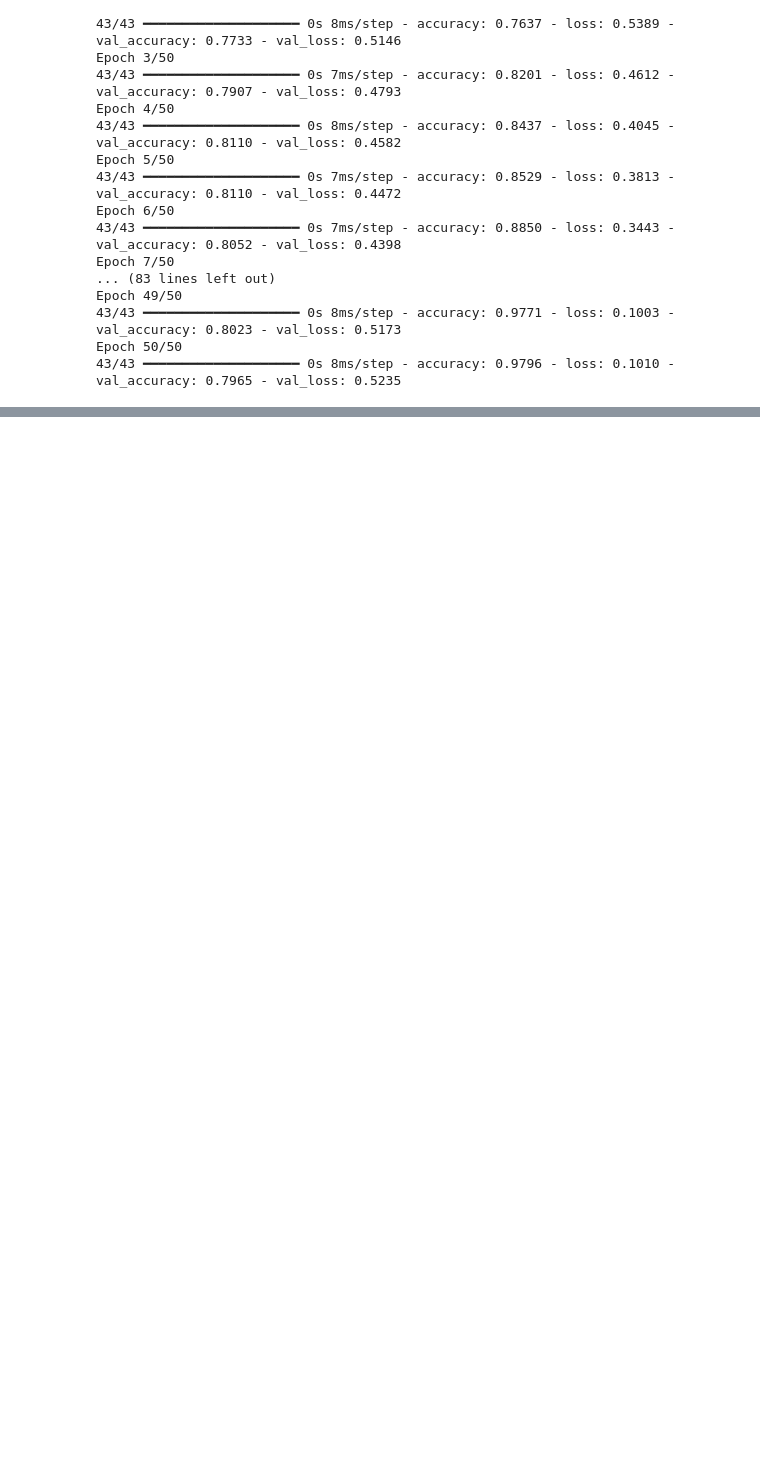
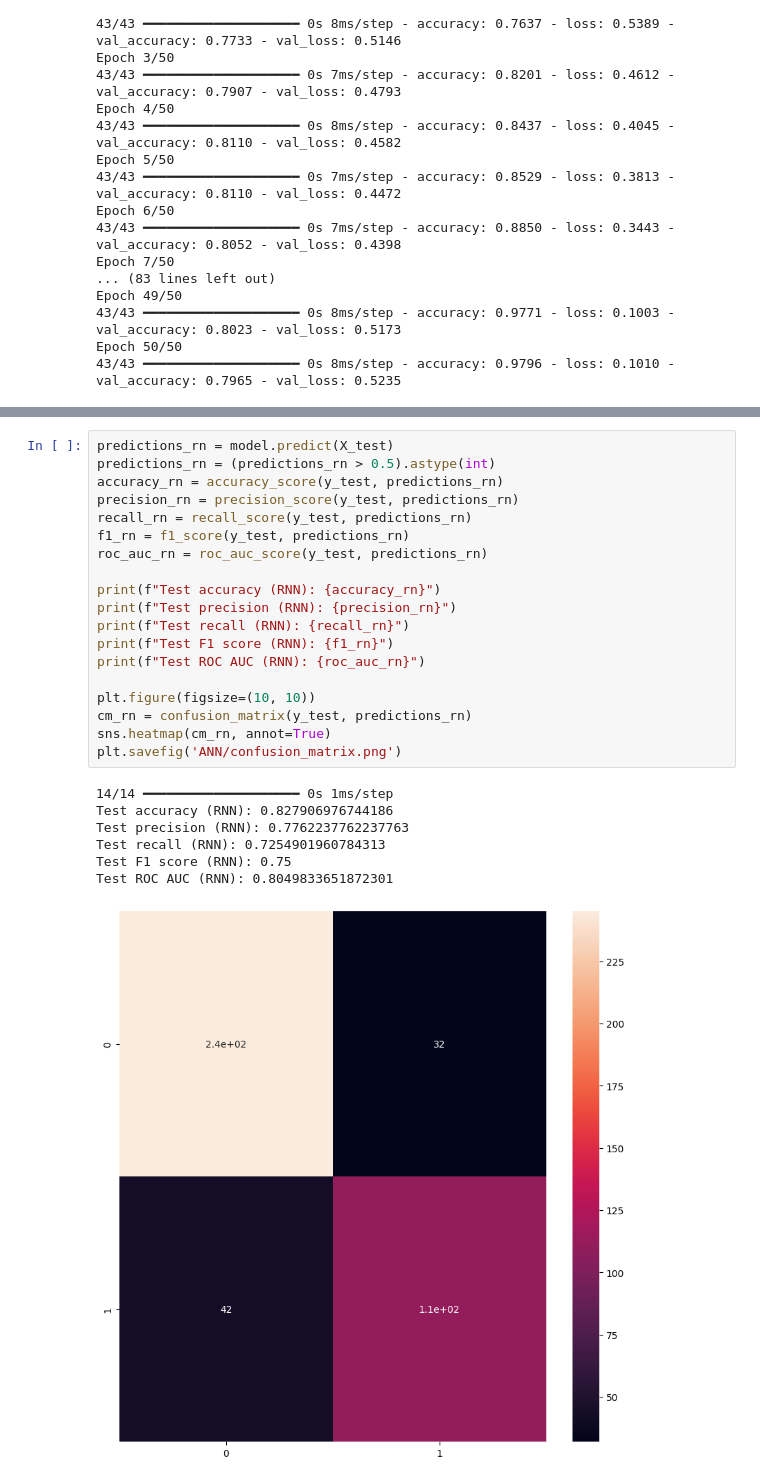
Before and after one commit to aaudric/Alzheimer-s-Disease-Predictions, a Jupyter notebook: alzheimer.ipynb, the cells around one changed output, grey strips where cells are left out. Cells and saved outputs as stored; diff of their text form; blank space fills up the shorter version.

```diff
--- a/alzheimer.ipynb
+++ b/alzheimer.ipynb
@@ -323,3 +336,30 @@ plt.show()
 # %% [output]
 [figure]
 [figure]
+# %%
+predictions_rn = model.predict(X_test)
+predictions_rn = (predictions_rn > 0.5).astype(int)
+accuracy_rn = accuracy_score(y_test, predictions_rn)
+precision_rn = precision_score(y_test, predictions_rn)
+recall_rn = recall_score(y_test, predictions_rn)
+f1_rn = f1_score(y_test, predictions_rn)
+roc_auc_rn = roc_auc_score(y_test, predictions_rn)
+
+print(f"Test accuracy (RNN): {accuracy_rn}")
+print(f"Test precision (RNN): {precision_rn}")
+print(f"Test recall (RNN): {recall_rn}")
+print(f"Test F1 score (RNN): {f1_rn}")
+print(f"Test ROC AUC (RNN): {roc_auc_rn}")
+
+plt.figure(figsize=(10, 10))
+cm_rn = confusion_matrix(y_test, predictions_rn)
+sns.heatmap(cm_rn, annot=True)
+plt.savefig('ANN/confusion_matrix.png')
+# %% [output]
+14/14 ━━━━━━━━━━━━━━━━━━━━ 0s 1ms/step
+Test accuracy (RNN): 0.827906976744186
+Test precision (RNN): 0.7762237762237763
+Test recall (RNN): 0.7254901960784313
+Test F1 score (RNN): 0.75
+Test ROC AUC (RNN): 0.8049833651872301
+[figure, added]
```
Also changed, not shown: parts of 11 cells of this notebook, 4 other files.
